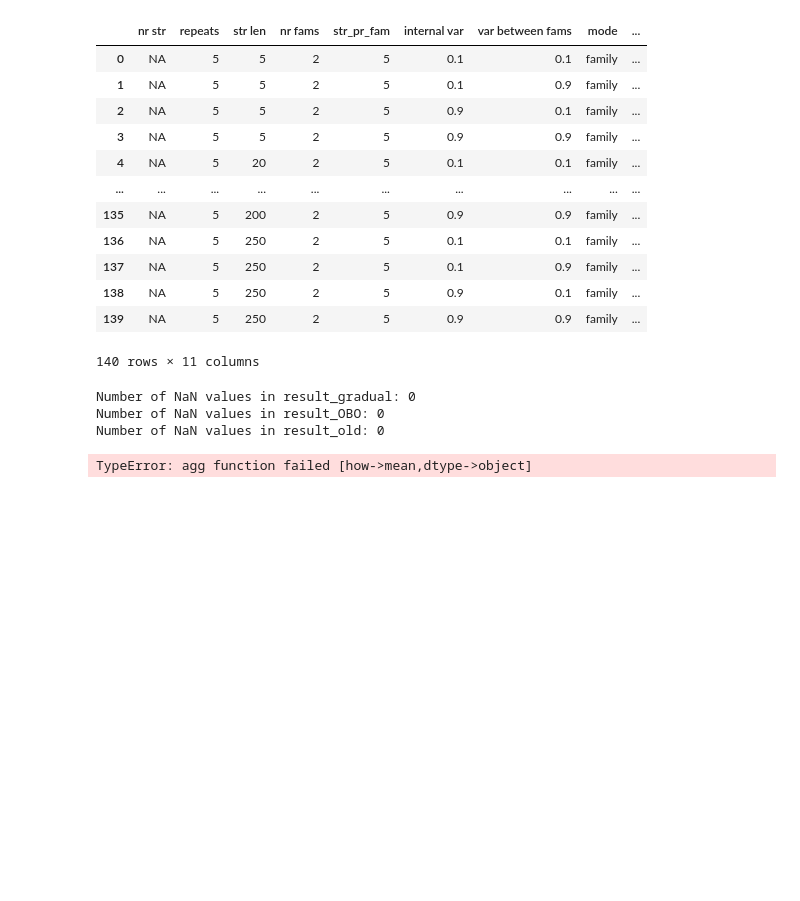
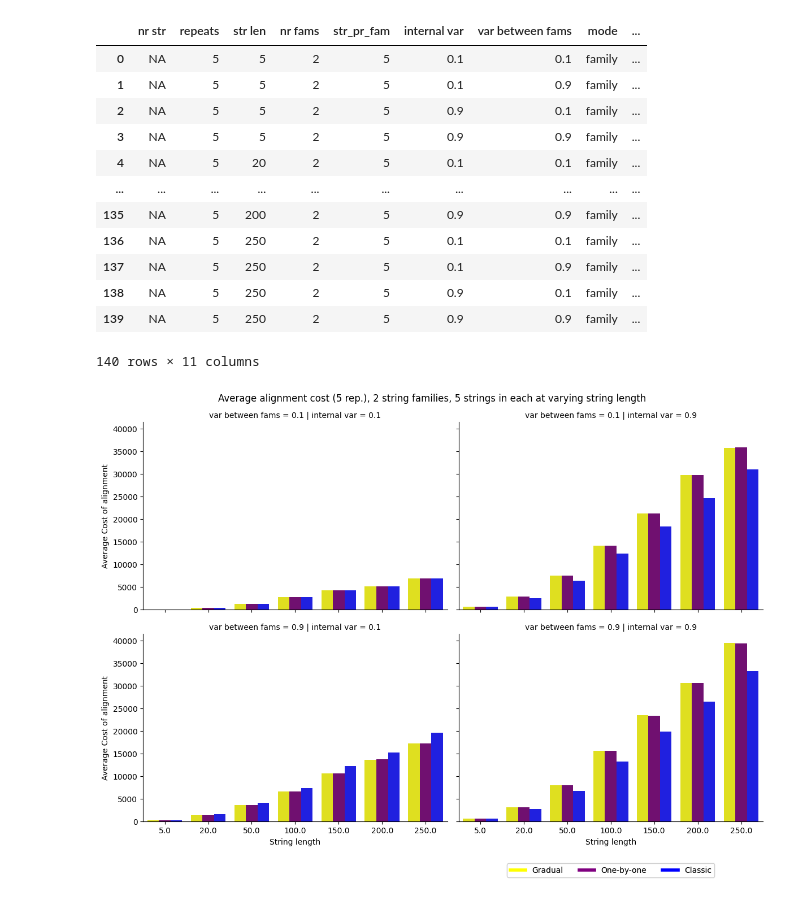
Before and after one commit to AnastasiaKratschmer/projectMST, a Jupyter notebook: only_new_algo_01/random_seqs_testing.ipynb, the cells around one changed output. Drawn from its saved outputs; the diff is of its cells as text; code cells hidden in the pictures; blank space fills up the shorter version.

Commit message:
a little graph

```diff
--- a/only_new_algo_01/random_seqs_testing.ipynb
+++ b/only_new_algo_01/random_seqs_testing.ipynb
@@ -421,45 +421,36 @@ subset_of_fam_data
 | 138 | NA | 5 | 250 | 2 | 5 | 0.9 | 0.1 | family | ... |
 | 139 | NA | 5 | 250 | 2 | 5 | 0.9 | 0.9 | family | ... |
 140 rows × 11 columns
-# %%
-import pandas as pd
-import seaborn as sns
-import matplotlib.pyplot as plt
-
-# Attempt to convert columns to numeric data type
-try:
-    subset_of_fam_data[['result_gradual', 'result_OBO', 'result_old']] = subset_of_fam_data[['result_gradual', 'result_OBO', 'result_old']].apply(pd.to_numeric, errors='coerce')
-except Exception as e:
-    print("Error during conversion to numeric values:")
-    print(e)
-
-# Check for NaN values after conversion
-print("Number of NaN values in result_gradual:", subset_of_fam_data['result_gradual'].isnull().sum())
-print("Number of NaN values in result_OBO:", subset_of_fam_data['result_OBO'].isnull().sum())
-print("Number of NaN values in result_old:", subset_of_fam_data['result_old'].isnull().sum())
-
-# Group by and calculate the mean
-grouped_data = subset_of_fam_data.groupby(["internal var", "var between fams", "str len"]).mean().reset_index()
-
-# Check the first few rows of grouped data for any unexpected values
-print("First few rows of grouped_data:")
-print(grouped_data.head())
-
-# Plot the data
-g = sns.FacetGrid(grouped_data, col="internal var", row="var between fams", height=4, aspect=1.5)
-g.map(plt.scatter, "str len", "result_gradual", color='yellow', alpha=0.5, label='Gradual')
-g.map(plt.scatter, "str len", "result_OBO", color="purple", alpha=0.5, label='OBO')
-g.map(plt.scatter, "str len", "result_old", color='blue', alpha=0.5, label='Old')
-
-g.set_axis_labels("String length", "Average Cost of alignment")
-
-# Adding legend
-g.add_legend()
-
-plt.savefig("var_in_fams.png")
-plt.show()
-# %% [output]
-Number of NaN values in result_gradual: 0
-Number of NaN values in result_OBO: 0
-Number of NaN values in result_old: 0
-TypeError: agg function failed [how->mean,dtype->object]
+# %%
+
+import seaborn as sns
+import matplotlib.pyplot as plt
+import pandas as pd
+
+# Group by and calculate the mean
+grouped_data = subset_of_fam_data.groupby(["internal var", "var between fams", "str len"])[["result_gradual", "result_OBO", "result_old"]].mean().reset_index()
+
+# Melt the DataFrame to long format for easier plotting
+melted_data = pd.melt(grouped_data, id_vars=["internal var", "var between fams", "str len"], value_vars=["result_gradual", "result_OBO", "result_old"], var_name="Result Type", value_name="Average Cost")
+
+# Plot the data using barplot
+g = sns.FacetGrid(melted_data, col="internal var", row="var between fams", height=4, aspect=1.5)
+g.map(sns.barplot, "str len", "Average Cost", hue="Result Type", palette=["yellow", "purple", "blue"], data=melted_data)
+
+g.set_axis_labels("String length", "Average Cost of alignment")
+
+# Adding title
+g.fig.suptitle("Average alignment cost (5 rep.), 2 string families, 5 strings in each at varying string length", y=1.02)
+
+# Draw a separate legend outside the FacetGrid
+legend_labels = ["Gradual", "One-by-one", "Classic"]
+legend_handles = [plt.Line2D([0], [0], color='yellow', lw=4),
+                   plt.Line2D([0], [0], color='purple', lw=4),
+                   plt.Line2D([0], [0], color='blue', lw=4)]
+legend = plt.legend(legend_handles, legend_labels, loc='upper center', bbox_to_anchor=(0.5, -0.2), ncol=3)
+plt.gca().add_artist(legend)  # Add legend back to the Axes to prevent it from being cut off
+
+plt.savefig("var_in_fams_with_label.png", bbox_inches='tight')
+plt.show()
+# %% [output]
+[figure, added]
```
Also changed, not shown: 2 other files.
